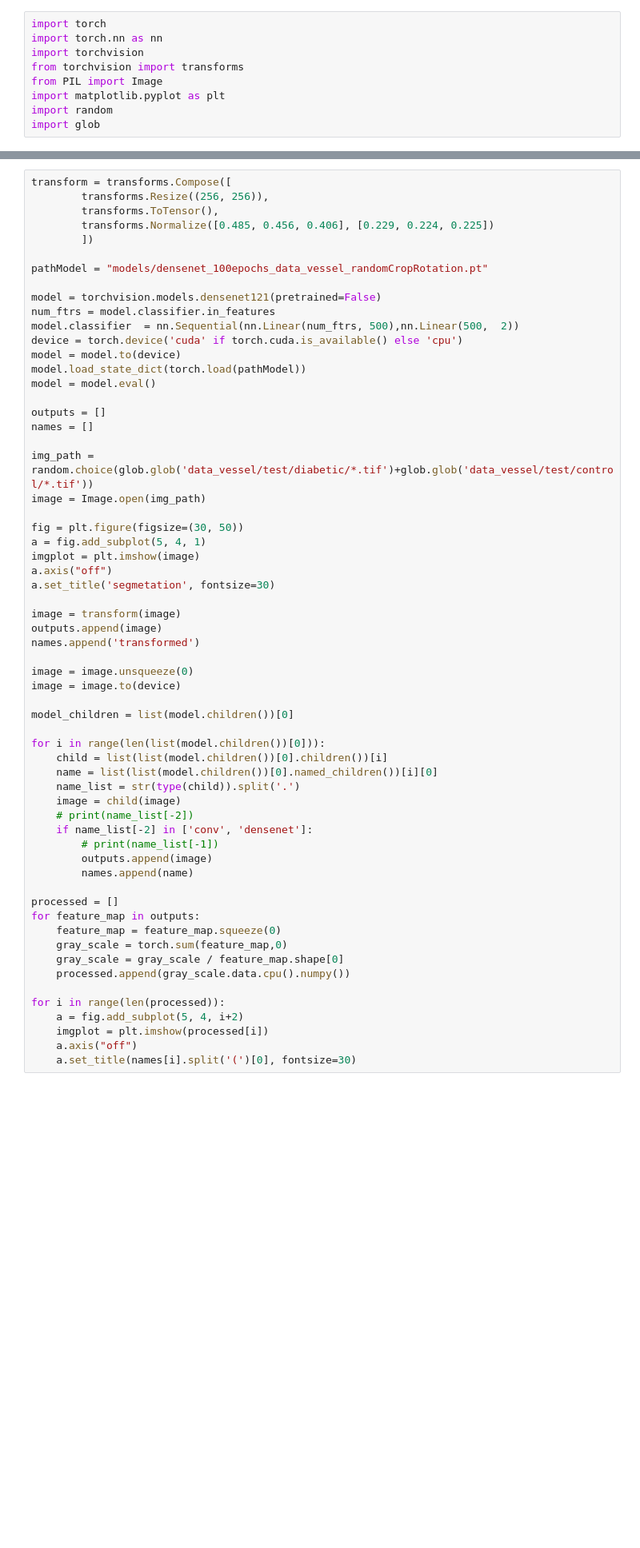
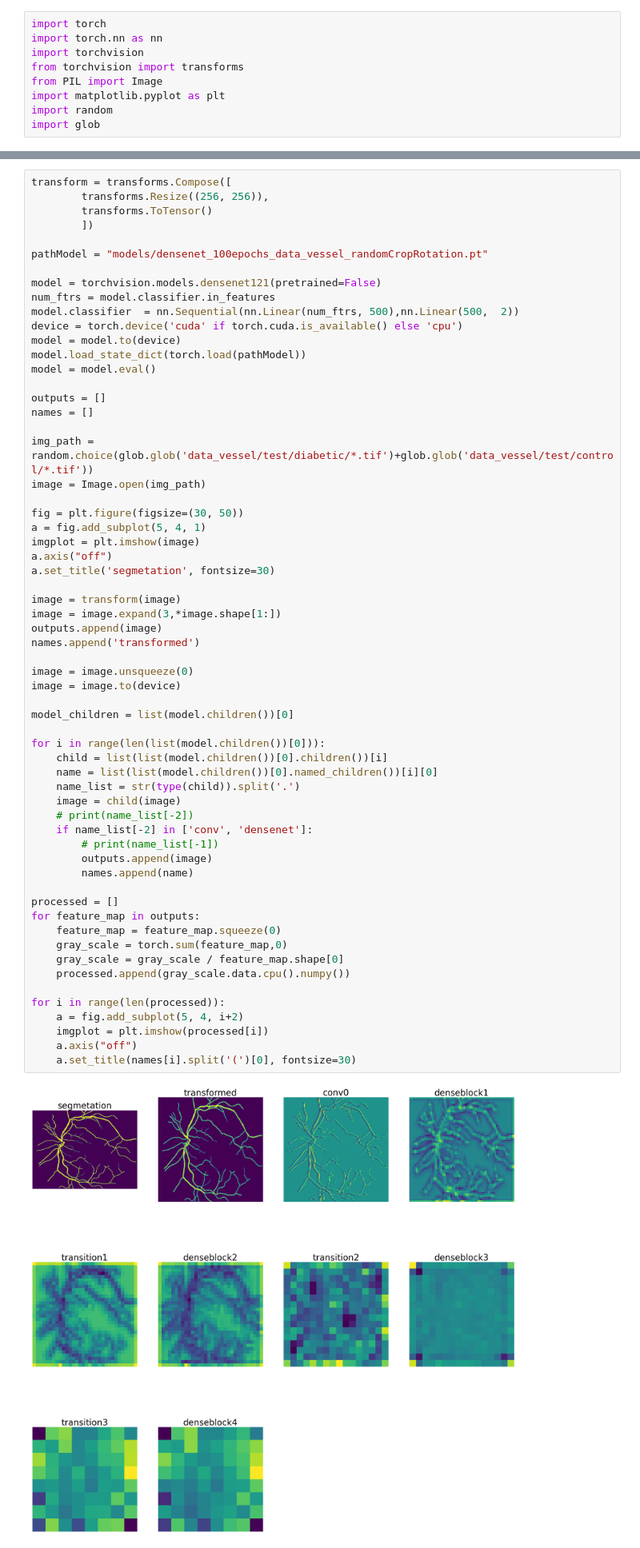
Before and after one commit to Mpasiowiec/Analiza-obrazu-i-diagnozowanie-cukrzycy-na-podstawie-zdjec-dna-oka, a Jupyter notebook: densenet/feature_maps.ipynb, the cells around one changed output, grey strips where cells are left out. Shown at 80% size. Drawn from its saved outputs; the diff is of its cells as text; blank space fills up the shorter version.

```diff
--- a/densenet/feature_maps.ipynb
+++ b/densenet/feature_maps.ipynb
@@ -134,8 +136,7 @@ for i in range(len(processed)):
 # %%
 transform = transforms.Compose([
         transforms.Resize((256, 256)),
-        transforms.ToTensor(),
-        transforms.Normalize([0.485, 0.456, 0.406], [0.229, 0.224, 0.225])
+        transforms.ToTensor()
         ])
 
 pathModel = "models/densenet_100epochs_data_vessel_randomCropRotation.pt"
@@ -161,34 +162,37 @@ a.axis("off")
 a.set_title('segmetation', fontsize=30)
 
 image = transform(image)
+image = image.expand(3,*image.shape[1:])
 outputs.append(image)
 names.append('transformed')
 
 image = image.unsqueeze(0)
 image = image.to(device)
 
 model_children = list(model.children())[0]
 
 for i in range(len(list(model.children())[0])):
     child = list(list(model.children())[0].children())[i]
     name = list(list(model.children())[0].named_children())[i][0]
     name_list = str(type(child)).split('.')
     image = child(image)
     # print(name_list[-2])
     if name_list[-2] in ['conv', 'densenet']:
         # print(name_list[-1])
         outputs.append(image)
         names.append(name)
 
 processed = []
 for feature_map in outputs:
     feature_map = feature_map.squeeze(0)
     gray_scale = torch.sum(feature_map,0)
     gray_scale = gray_scale / feature_map.shape[0]
     processed.append(gray_scale.data.cpu().numpy())
 
 for i in range(len(processed)):
     a = fig.add_subplot(5, 4, i+2)
     imgplot = plt.imshow(processed[i])
     a.axis("off")
     a.set_title(names[i].split('(')[0], fontsize=30)
+# %% [output]
+[figure, added]
```
Also changed, not shown: parts of 3 cells of this notebook.
